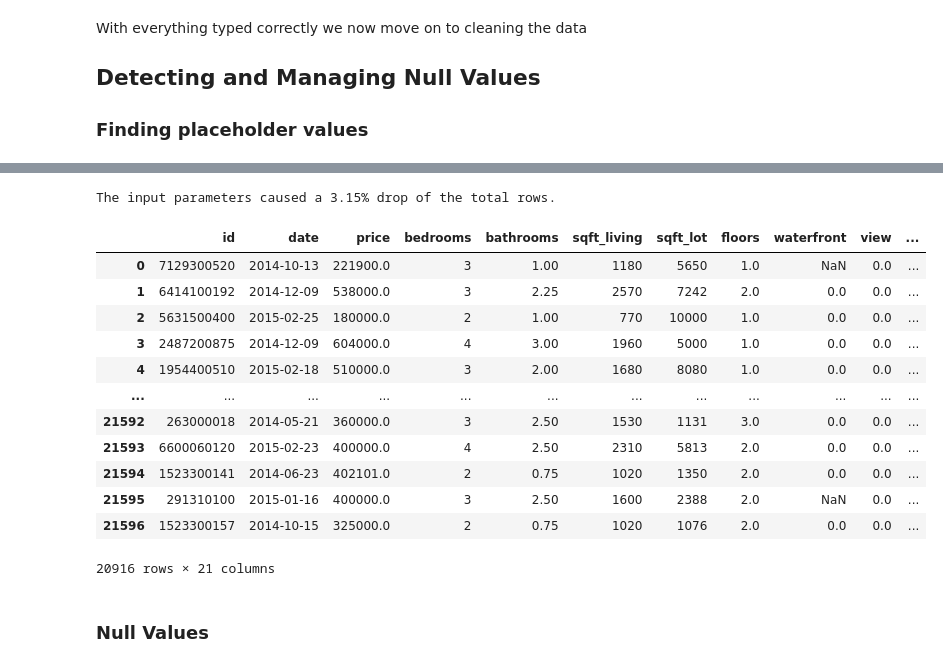
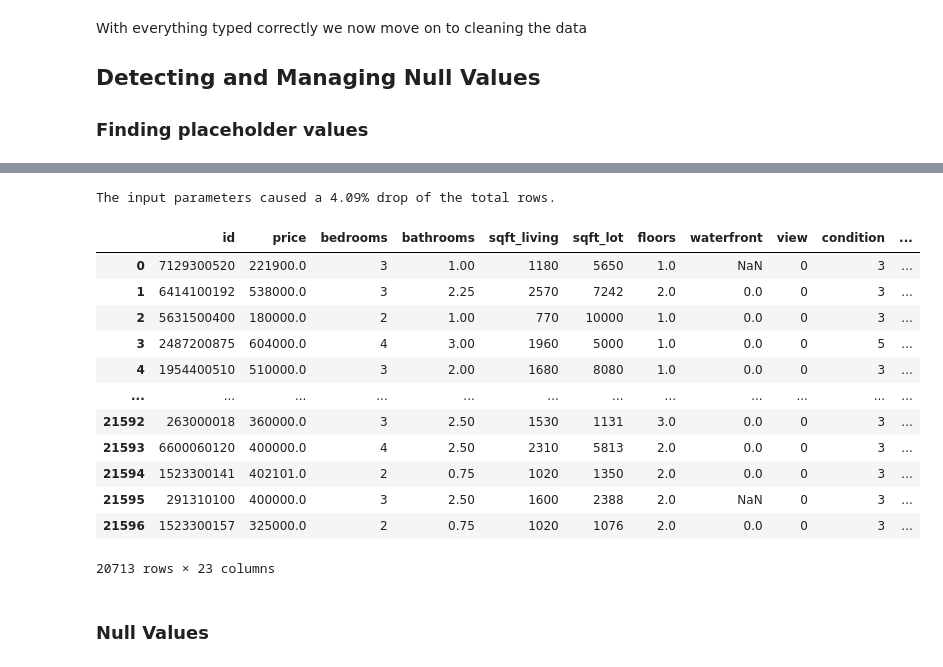
Before and after one commit to minthammock/dsc-mod-2-project-v2-1-onl01-dtsc-pt-041320, a Jupyter notebook: student.ipynb, the cells around one changed output, grey strips where cells are left out. Drawn from its saved outputs; the diff is of its cells as text; code cells hidden in the pictures.

```diff
--- a/student.ipynb
+++ b/student.ipynb
@@ -86,2 +109,0 @@ The date column appears to be the only datetime column. It is currectly assigned
-# %%
-dfInitial['date'] = pd.to_datetime(dfInitial['date'])
@@ -110,3 +110,12 @@ dtype: object
+# %%
+# Use the datetime module to create the new columns
+dfInitial['day'] = pd.to_datetime(dfInitial['date']).dt.day_name()
+dfInitial['month'] = pd.DatetimeIndex(pd.to_datetime(dfInitial['date'])).month
+dfInitial['year'] = pd.DatetimeIndex(pd.to_datetime(dfInitial['date'])).year
+dfInitial['date']
+
+# We drop the original date column which has been parted out into multiple pieces
+dfInitial.drop(columns = 'date', inplace = True)
 # %% [markdown]
 ### Numerical
 # %% [markdown]
@@ -145,13 +137,15 @@ We now look to re-assign to categories. When looking at our columns, there are s
 # %%
 # We are going to do something special to the 'yr_renovated' column to change its type to  first
 dfInitial['yr_renovated'] = dfInitial['yr_renovated'].apply(lambda x: int(x) if x == None else x)
+
 # dfInitial['yr_renovated'] = dfInitial['yr_renovated'].astype('object')
 dfInitial['view'] = dfInitial['view'].apply(lambda x: int(x) if x == None else x)
 dfInitial['view'] = dfInitial['view'].astype('object')
-catCols = ['waterfront', 'view', 'condition', 'grade', 'zipcode'] #'yr_built', 'yr_renovated',
+catCols = ['waterfront', 'zipcode', 'day', 'month']
 dfInitial[catCols] = dfInitial[catCols].astype('category')
+
+# A final check to make sure that everything took.
 dfInitial.info()
-dfInitial['yr_renovated']
 # %% [output]
 <class 'pandas.core.frame.DataFrame'>
 RangeIndex: 21597 entries, 0 to 21596
@@ -327,0 +306,2 @@ Our data is almost clean enough to begin modeling. The final step will be to rem
+# %%
+dfInitial['yr_renovated'] = dfInitial['yr_renovated'].astype('category')
@@ -328,21 +313,21 @@ Our data is almost clean enough to begin modeling. The final step will be to rem
 # %%
-dfInitial = customModule.dropNumericOutliers(dfInitial, stdRange = 3, outliersPerRow = 1)
+dfInitial = customModule.dropNumericOutliers(dfInitial, stdRange = 2.8, outliersPerRow = 1)
 dfInitial
 # %% [output]
-The input parameters caused a 3.15% drop of the total rows.
+The input parameters caused a 4.09% drop of the total rows.
-|  | id | date | price | bedrooms | bathrooms | sqft_living | sqft_lot | floors | waterfront | view | ... |
-| 0 | 7129300520 | 2014-10-13 | 221900.0 | 3 | 1.00 | 1180 | 5650 | 1.0 | NaN | 0.0 | ... |
-| 1 | 6414100192 | 2014-12-09 | 538000.0 | 3 | 2.25 | 2570 | 7242 | 2.0 | 0.0 | 0.0 | ... |
-| 2 | 5631500400 | 2015-02-25 | 180000.0 | 2 | 1.00 | 770 | 10000 | 1.0 | 0.0 | 0.0 | ... |
-| 3 | 2487200875 | 2014-12-09 | 604000.0 | 4 | 3.00 | 1960 | 5000 | 1.0 | 0.0 | 0.0 | ... |
-| 4 | 1954400510 | 2015-02-18 | 510000.0 | 3 | 2.00 | 1680 | 8080 | 1.0 | 0.0 | 0.0 | ... |
+|  | id | price | bedrooms | bathrooms | sqft_living | sqft_lot | floors | waterfront | view | condition | ... |
+| 0 | 7129300520 | 221900.0 | 3 | 1.00 | 1180 | 5650 | 1.0 | NaN | 0 | 3 | ... |
+| 1 | 6414100192 | 538000.0 | 3 | 2.25 | 2570 | 7242 | 2.0 | 0.0 | 0 | 3 | ... |
+| 2 | 5631500400 | 180000.0 | 2 | 1.00 | 770 | 10000 | 1.0 | 0.0 | 0 | 3 | ... |
+| 3 | 2487200875 | 604000.0 | 4 | 3.00 | 1960 | 5000 | 1.0 | 0.0 | 0 | 5 | ... |
+| 4 | 1954400510 | 510000.0 | 3 | 2.00 | 1680 | 8080 | 1.0 | 0.0 | 0 | 3 | ... |
 | ... | ... | ... | ... | ... | ... | ... | ... | ... | ... | ... | ... |
-| 21592 | 263000018 | 2014-05-21 | 360000.0 | 3 | 2.50 | 1530 | 1131 | 3.0 | 0.0 | 0.0 | ... |
-| 21593 | 6600060120 | 2015-02-23 | 400000.0 | 4 | 2.50 | 2310 | 5813 | 2.0 | 0.0 | 0.0 | ... |
-| 21594 | 1523300141 | 2014-06-23 | 402101.0 | 2 | 0.75 | 1020 | 1350 | 2.0 | 0.0 | 0.0 | ... |
-| 21595 | 291310100 | 2015-01-16 | 400000.0 | 3 | 2.50 | 1600 | 2388 | 2.0 | NaN | 0.0 | ... |
-| 21596 | 1523300157 | 2014-10-15 | 325000.0 | 2 | 0.75 | 1020 | 1076 | 2.0 | 0.0 | 0.0 | ... |
+| 21592 | 263000018 | 360000.0 | 3 | 2.50 | 1530 | 1131 | 3.0 | 0.0 | 0 | 3 | ... |
+| 21593 | 6600060120 | 400000.0 | 4 | 2.50 | 2310 | 5813 | 2.0 | 0.0 | 0 | 3 | ... |
+| 21594 | 1523300141 | 402101.0 | 2 | 0.75 | 1020 | 1350 | 2.0 | 0.0 | 0 | 3 | ... |
+| 21595 | 291310100 | 400000.0 | 3 | 2.50 | 1600 | 2388 | 2.0 | NaN | 0 | 3 | ... |
+| 21596 | 1523300157 | 325000.0 | 2 | 0.75 | 1020 | 1076 | 2.0 | 0.0 | 0 | 3 | ... |
-20916 rows × 21 columns
+20713 rows × 23 columns
 # %% [markdown]
 ### Null Values
 # %% [markdown]
```
Also changed, not shown: parts of 67 cells of this notebook, 1 other file.
